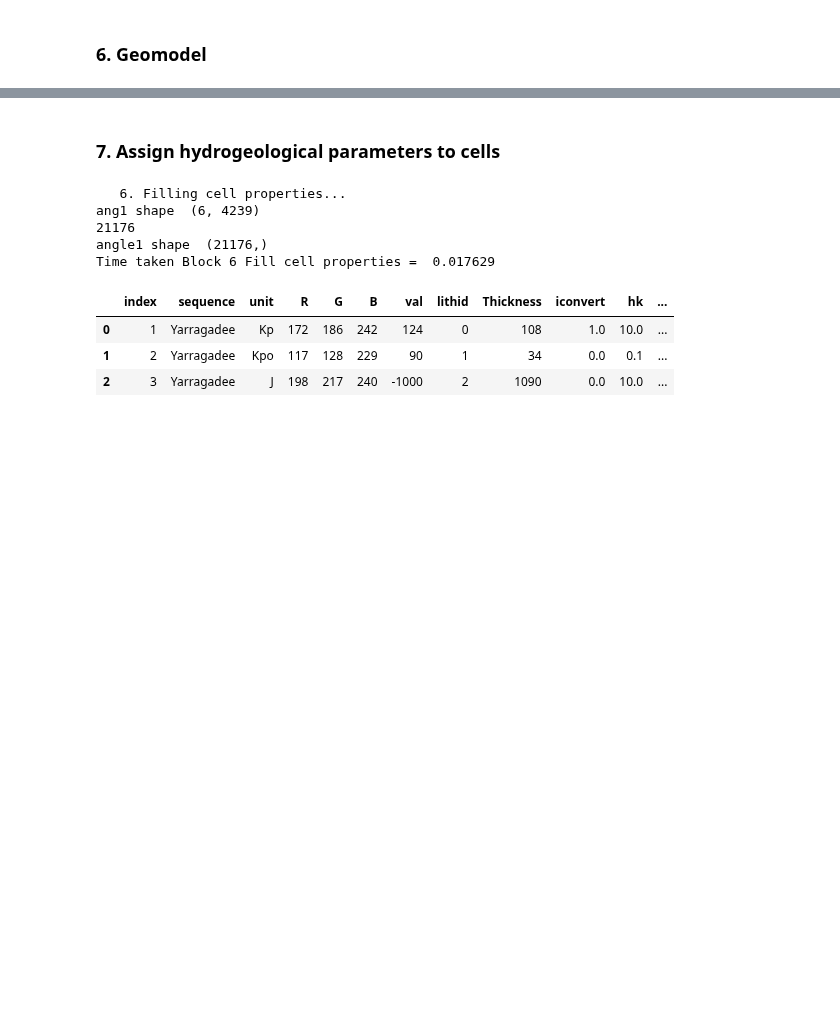
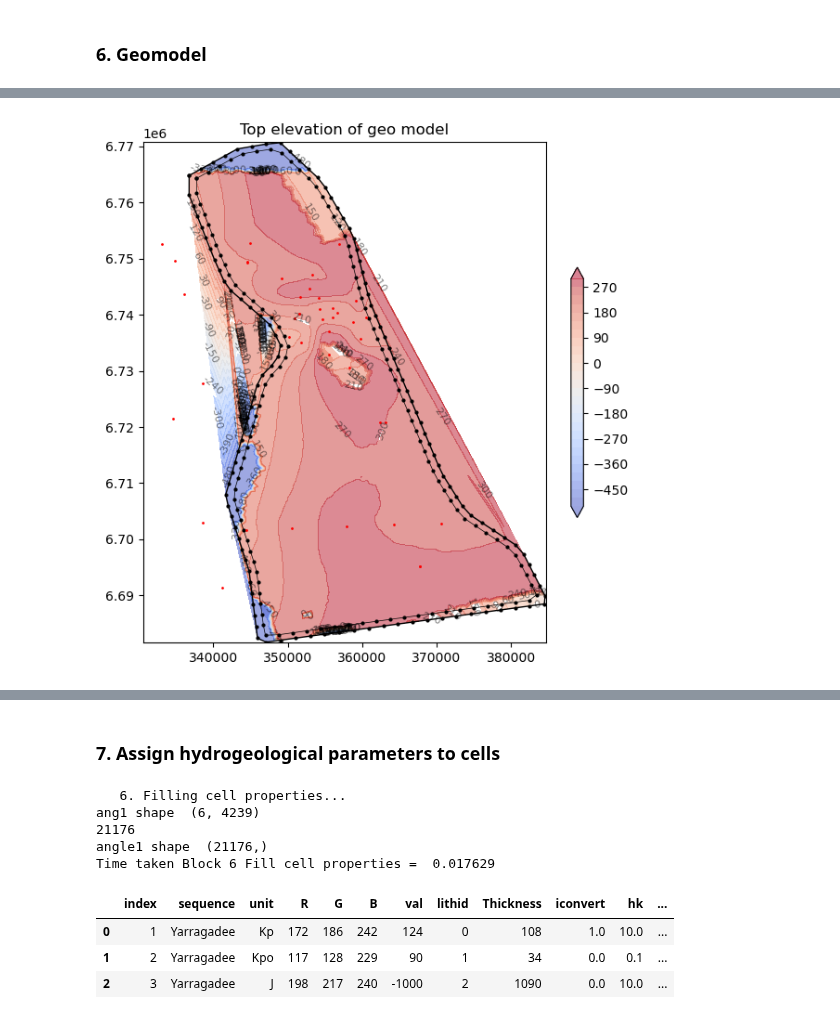
Before and after one commit to malvina-chmielarski/Otorowiri, a Jupyter notebook: scripts/Otorowiri_main.ipynb, the cells around one changed output, grey strips where cells are left out. Drawn from its saved outputs; the diff is of its cells as text; code cells hidden in the pictures; blank space fills up the shorter version.

```diff
--- a/scripts/Otorowiri_main.ipynb
+++ b/scripts/Otorowiri_main.ipynb
@@ -236,0 +260,4 @@ Time taken Block 5 gradients=  0.516528
+# %%
+geomodel.contour_surface(spatial, mesh, structuralmodel, contour_interval = 30)
+# %% [output]
+[figure, added]
```
Also changed, not shown: parts of 13 cells of this notebook, 4 other files.
